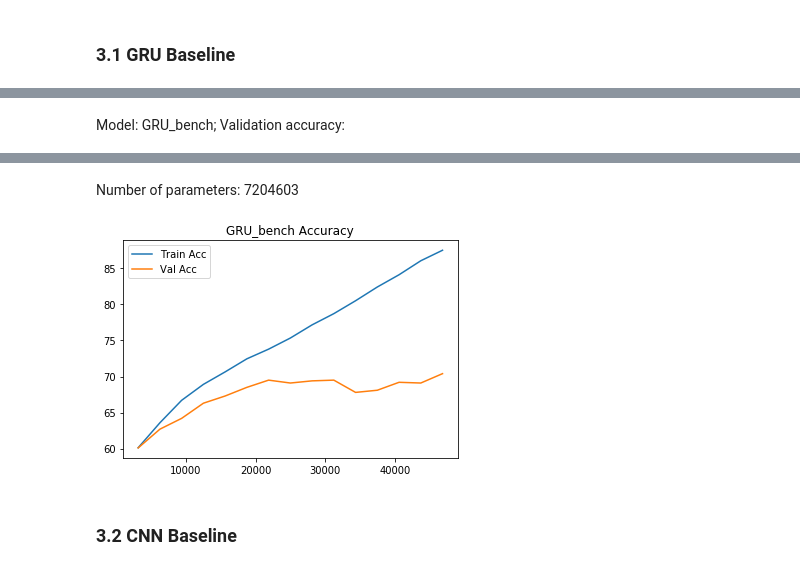
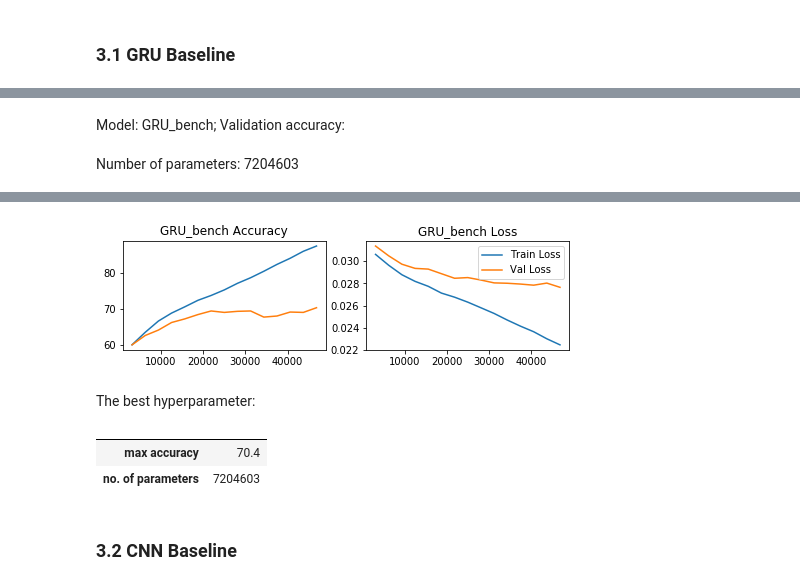
Before and after one commit to chaunceyb/1011NLP, a Jupyter notebook: Assigenment 2/Assignment_2.ipynb, the cells around one changed output, grey strips where cells are left out. Drawn from its saved outputs; the diff is of its cells as text; code cells hidden in the pictures.

```diff
--- a/Assigenment 2/Assignment_2.ipynb
+++ b/Assigenment 2/Assignment_2.ipynb
@@ -470,13 +470,17 @@ Epoch: [14/15], Validation Acc: 69.1
 ................................
 Epoch: [15/15], Validation Acc: 70.4
 # %%
-result_reader('GRU_bench')
+result_reader('GRU_bench', [''])
 # %% [output]
 Model: GRU_bench; Validation accuracy:
+Number of parameters: 7204603
 | Epoch 1 | Epoch 2 | Epoch 3 | Epoch 4 | Epoch 5 | Epoch 6 | Epoch 7 | Epoch 8 | Epoch 9 | Epoch 10 | Epoch 11 | Epoch 12 | ... |
 | 60.1 | 62.7 | 64.2 | 66.3 | 67.3 | 68.5 | 69.5 | 69.1 | 69.4 | 69.5 | 67.8 | 68.1 | ... |
-Number of parameters: 7204603
-[figure, old version]
+[figure, new version]
+The best hyperparameter:
+|  |  |
+| max accuracy | 70.4 |
+| no. of parameters | 7204603 |
 # %% [markdown]
 ### 3.2 CNN Baseline
 # %%
```
Also changed, not shown: parts of 1 cell of this notebook.
